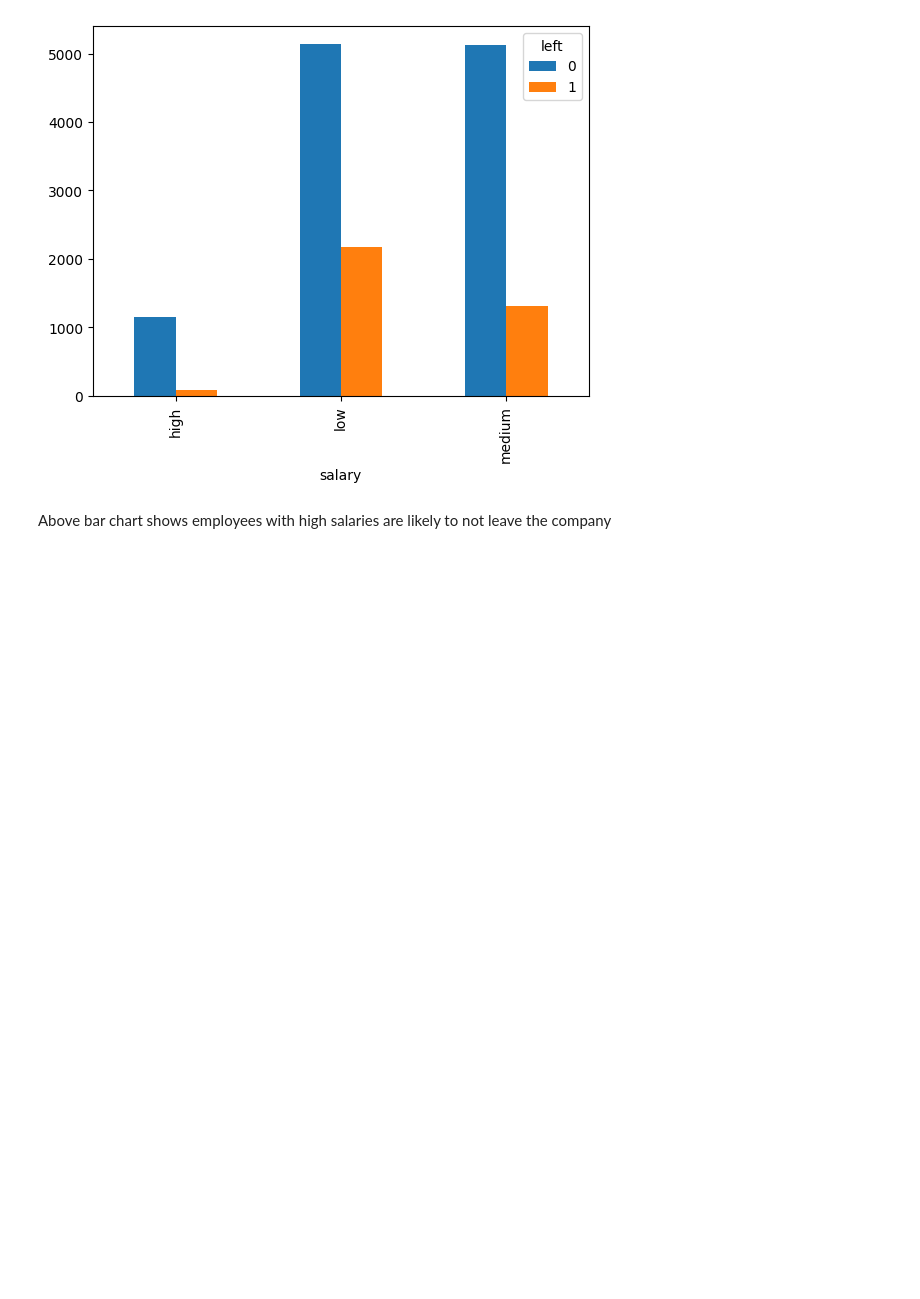
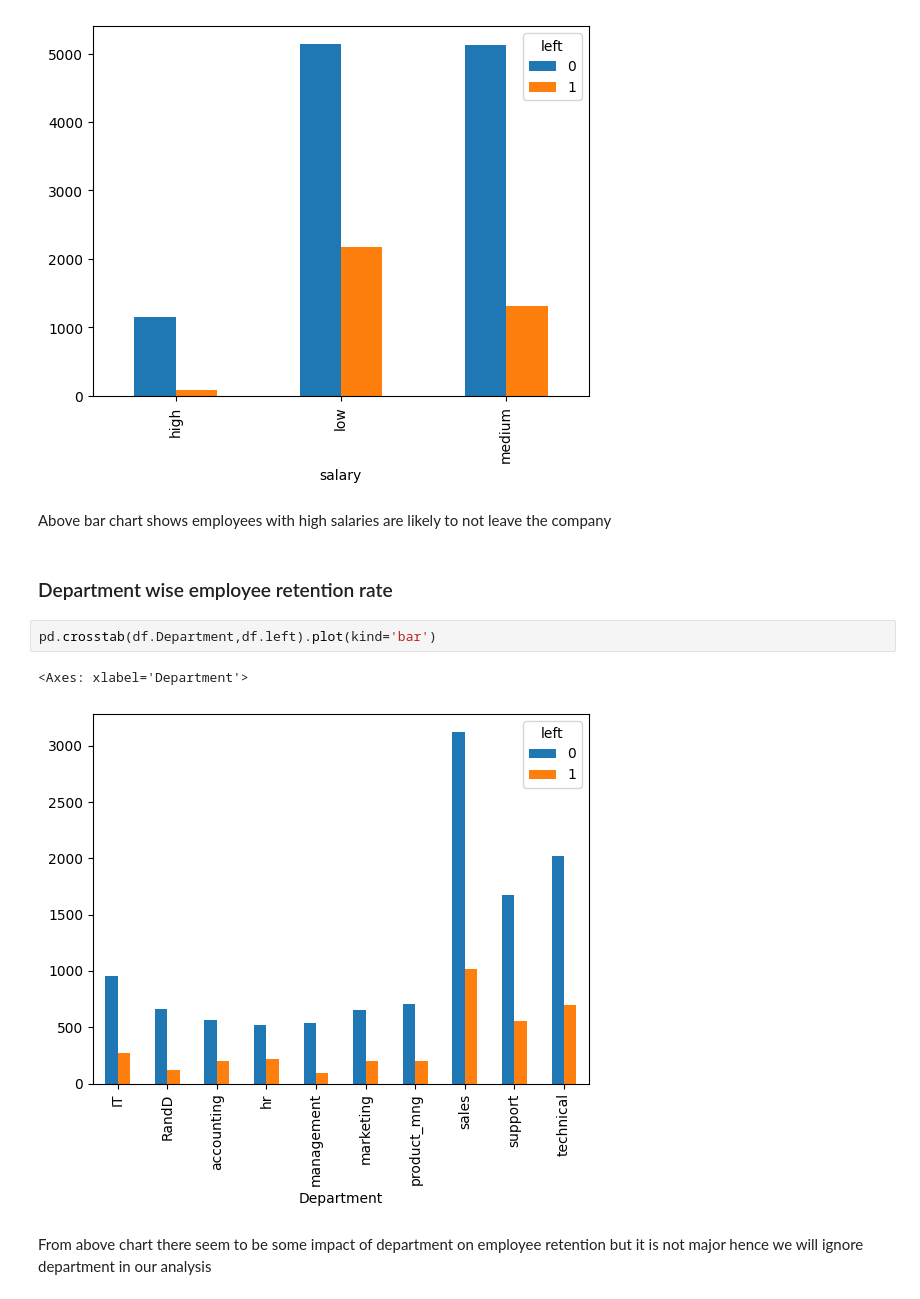
Before and after one commit to EfekanAlpsa/DataScientist-RoadMap, a Jupyter notebook: 4 - Machine Learning/Machine Learning Tutorial Python 7 - Logistic Regression (Binary Classification)/Exercise/Exercise.ipynb, the cells around one changed output. Drawn from its saved outputs; the diff is of its cells as text; blank space fills up the shorter version.

```diff
--- a/4 - Machine Learning/Machine Learning Tutorial Python 7 - Logistic Regression (Binary Classification)/Exercise/Exercise.ipynb
+++ b/4 - Machine Learning/Machine Learning Tutorial Python 7 - Logistic Regression (Binary Classification)/Exercise/Exercise.ipynb
@@ -56,3 +56,12 @@ pd.crosstab(df.salary,df.left).plot(kind='bar')
 [figure]
 # %% [markdown]
 Above bar chart shows employees with high salaries are likely to not leave the company
+# %% [markdown]
+### Department wise employee retention rate
+# %%
+pd.crosstab(df.Department,df.left).plot(kind='bar')
+# %% [output]
+<Axes: xlabel='Department'>
+[figure, added]
+# %% [markdown]
+From above chart there seem to be some impact of department on employee retention but it is not major hence we will ignore department in our analysis
```
